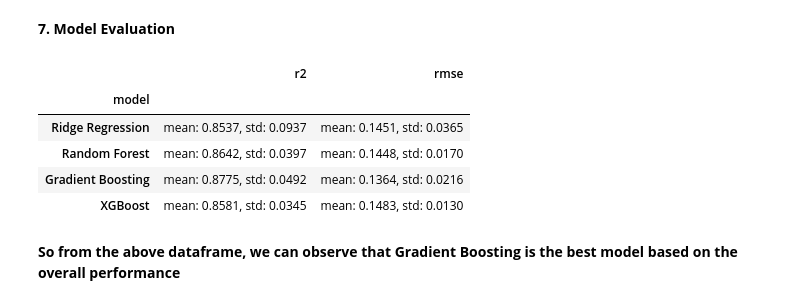
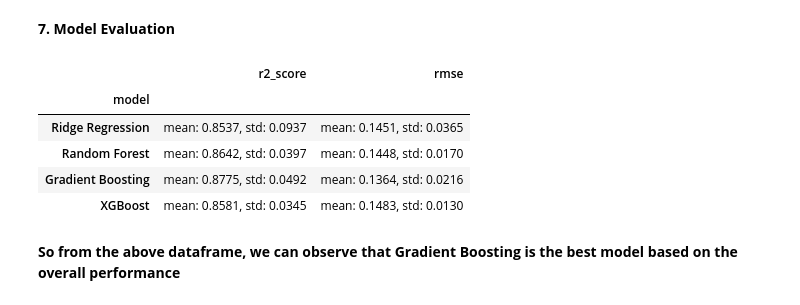
Before and after one commit to AsokTamang/houseprice_predictor, a Jupyter notebook: notebook/model_training.ipynb, the cells around one changed output. Cells and saved outputs as stored; diff of their text form; code cells hidden in the pictures.

```diff
--- a/notebook/model_training.ipynb
+++ b/notebook/model_training.ipynb
@@ -484,25 +484,25 @@ array([[ 0.43704276,  0.11076257, -0.79515147, ...,  0.        ,
 # %%
 RANDOM_STATE = 42
 def evaluate_model(name,model,X,y,cv = 5):
     kf = KFold(n_splits = cv, shuffle=True, random_state = RANDOM_STATE)
     r2 = cross_val_score(model,X,y,cv = kf,scoring='r2')  #calculating the r2 score using the passed model and using kfold splitted datas
     rmse = np.sqrt(-cross_val_score(model,X,y,cv = kf,scoring='neg_mean_squared_error'))
     result = {
         'model':name,
-        'r2': f'mean: {r2.mean():.4f}, std: {r2.std():.4f}',
+        'r2_score': f'mean: {r2.mean():.4f}, std: {r2.std():.4f}',
         'rmse': f'mean: {rmse.mean():.4f}, std: {rmse.std():.4f}'
     }
     return result
 models = [
     ('Ridge Regression', Ridge(alpha=10, random_state=RANDOM_STATE)),
     ('Random Forest',  RandomForestRegressor(n_estimators=200, random_state=RANDOM_STATE)),
     ('Gradient Boosting',GradientBoostingRegressor(n_estimators=200, random_state=RANDOM_STATE)),
     ('XGBoost', XGBRegressor(n_estimators=200, random_state=RANDOM_STATE, verbosity=0, eval_metric='rmse')),]
 
 results = [evaluate_model(name, model, X_train_encoded, y_train) for name, model in models]
 pd.DataFrame(results).set_index('model')
 # %% [output]
-|  | r2 | rmse |
+|  | r2_score | rmse |
 | model |  |  |
 | Ridge Regression | mean: 0.8537, std: 0.0937 | mean: 0.1451, std: 0.0365 |
 | Random Forest | mean: 0.8642, std: 0.0397 | mean: 0.1448, std: 0.0170 |
```
Also changed, not shown: 2 other files.
